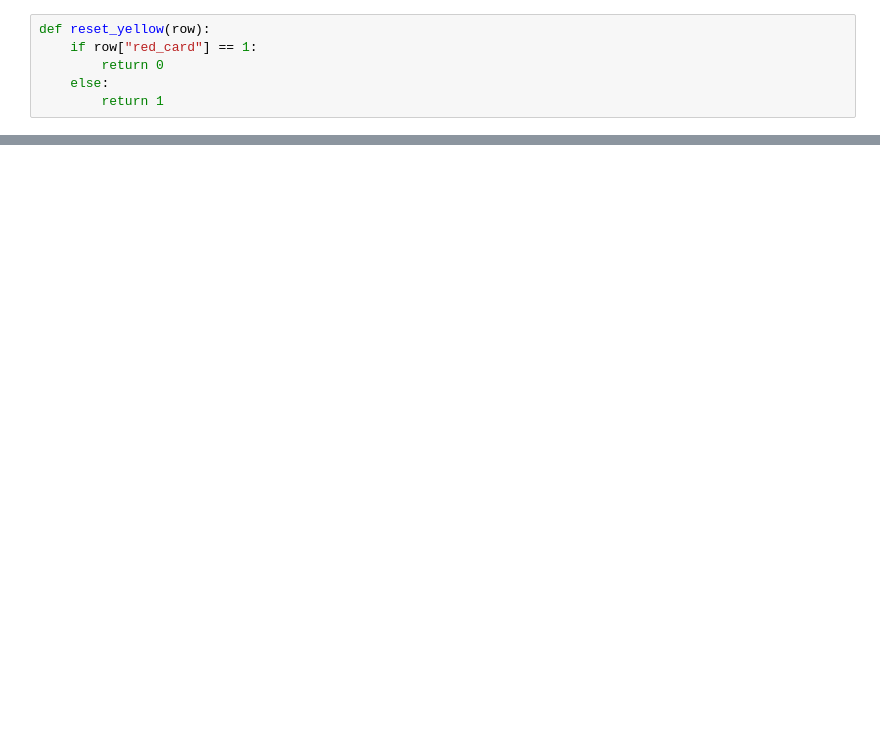
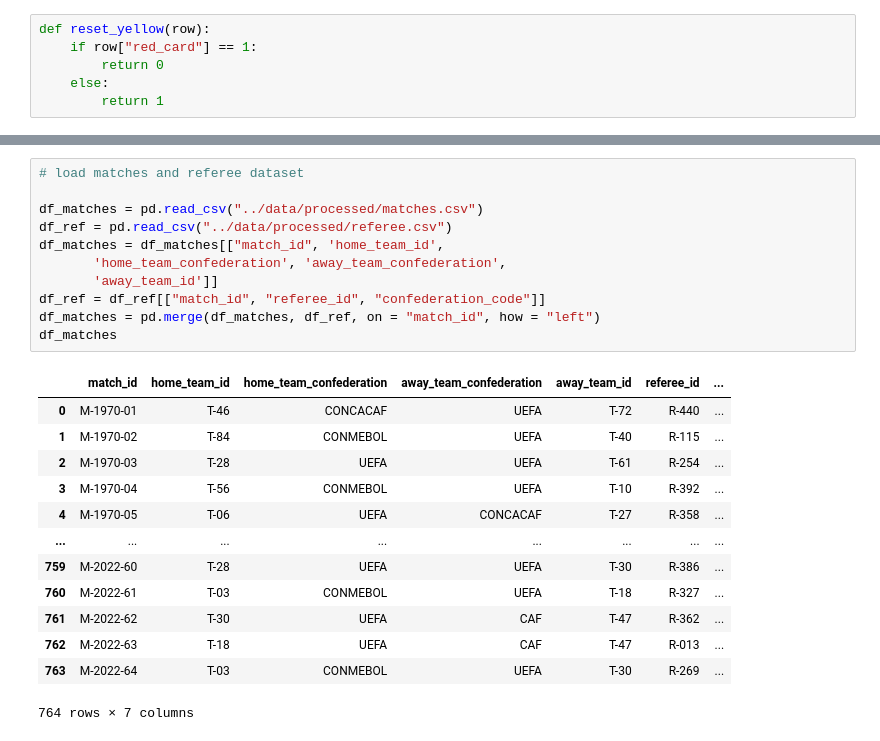
Before and after one commit to khuenlm/the-12th-man, a Jupyter notebook: notebooks/bookings_eda.ipynb, the cells around one changed output, grey strips where cells are left out. Saved outputs shown, nothing was run; the diff lists cells and outputs as text; blank space fills up the shorter version.

```diff
--- a/notebooks/bookings_eda.ipynb
+++ b/notebooks/bookings_eda.ipynb
@@ -158,0 +317,25 @@ df.groupby(["yellow_card", "red_card", "second_yellow_card"]).size().reset_index
+# %%
+# load matches and referee dataset
+
+df_matches = pd.read_csv("../data/processed/matches.csv")
+df_ref = pd.read_csv("../data/processed/referee.csv")
+df_matches = df_matches[["match_id", 'home_team_id',
+       'home_team_confederation', 'away_team_confederation',
+       'away_team_id']]
+df_ref = df_ref[["match_id", "referee_id", "confederation_code"]]
+df_matches = pd.merge(df_matches, df_ref, on = "match_id", how = "left")
+df_matches
+# %% [output]
+|  | match_id | home_team_id | home_team_confederation | away_team_confederation | away_team_id | referee_id | ... |
+| 0 | M-1970-01 | T-46 | CONCACAF | UEFA | T-72 | R-440 | ... |
+| 1 | M-1970-02 | T-84 | CONMEBOL | UEFA | T-40 | R-115 | ... |
+| 2 | M-1970-03 | T-28 | UEFA | UEFA | T-61 | R-254 | ... |
+| 3 | M-1970-04 | T-56 | CONMEBOL | UEFA | T-10 | R-392 | ... |
+| 4 | M-1970-05 | T-06 | UEFA | CONCACAF | T-27 | R-358 | ... |
+| ... | ... | ... | ... | ... | ... | ... | ... |
+| 759 | M-2022-60 | T-28 | UEFA | UEFA | T-30 | R-386 | ... |
+| 760 | M-2022-61 | T-03 | CONMEBOL | UEFA | T-18 | R-327 | ... |
+| 761 | M-2022-62 | T-30 | UEFA | CAF | T-47 | R-362 | ... |
+| 762 | M-2022-63 | T-18 | UEFA | CAF | T-47 | R-013 | ... |
+| 763 | M-2022-64 | T-03 | CONMEBOL | UEFA | T-30 | R-269 | ... |
+764 rows × 7 columns
```
Also changed, not shown: parts of 24 cells of this notebook, 1 other file.
